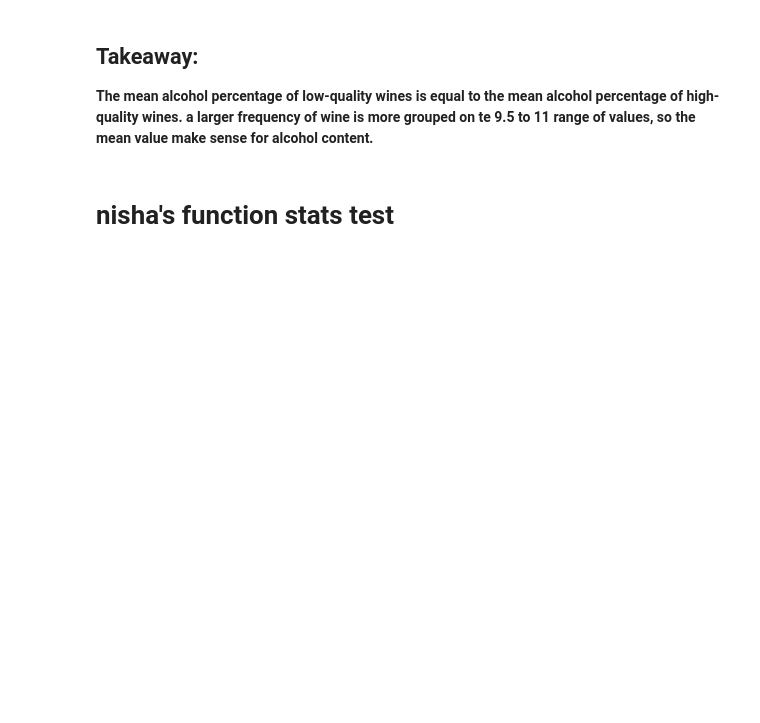
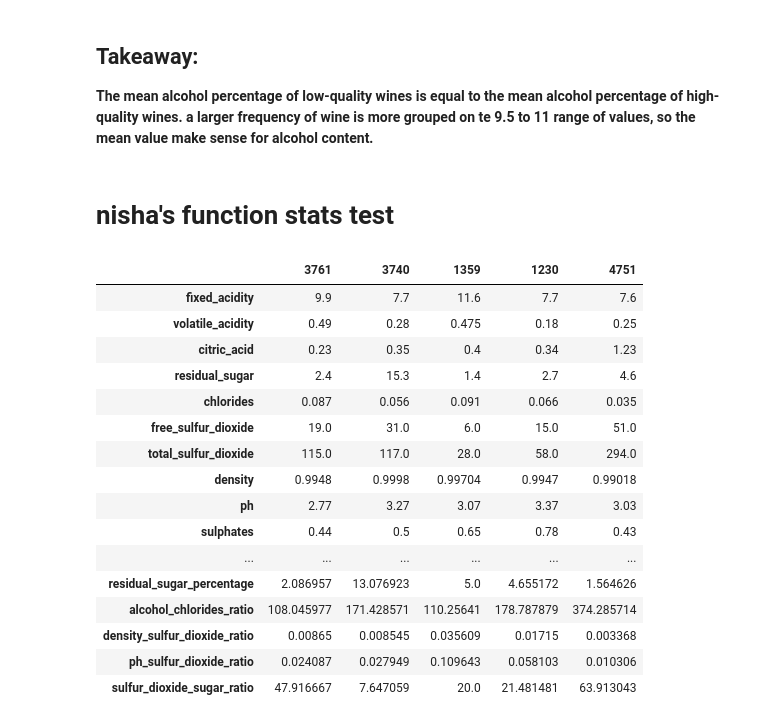
Before and after one commit to Marc-Aradillas/Wine_Project, a Jupyter notebook: explore_marc.ipynb, the cells around one changed output. Cells and saved outputs as stored; diff of their text form; code cells hidden in the pictures; blank space fills up the shorter version.

```diff
--- a/explore_marc.ipynb
+++ b/explore_marc.ipynb
@@ -284,4 +455,22 @@ def analysis_2(df, num_col_name, a=0.05):
 # %%
 train, val, test= w.wrangle_wine()
 # %%
-df.head().T
+train.head().T
+# %% [output]
+|  | 3761 | 3740 | 1359 | 1230 | 4751 |
+| fixed_acidity | 9.9 | 7.7 | 11.6 | 7.7 | 7.6 |
+| volatile_acidity | 0.49 | 0.28 | 0.475 | 0.18 | 0.25 |
+| citric_acid | 0.23 | 0.35 | 0.4 | 0.34 | 1.23 |
+| residual_sugar | 2.4 | 15.3 | 1.4 | 2.7 | 4.6 |
+| chlorides | 0.087 | 0.056 | 0.091 | 0.066 | 0.035 |
+| free_sulfur_dioxide | 19.0 | 31.0 | 6.0 | 15.0 | 51.0 |
+| total_sulfur_dioxide | 115.0 | 117.0 | 28.0 | 58.0 | 294.0 |
+| density | 0.9948 | 0.9998 | 0.99704 | 0.9947 | 0.99018 |
+| ph | 2.77 | 3.27 | 3.07 | 3.37 | 3.03 |
+| sulphates | 0.44 | 0.5 | 0.65 | 0.78 | 0.43 |
+| ... | ... | ... | ... | ... | ... |
+| residual_sugar_percentage | 2.086957 | 13.076923 | 5.0 | 4.655172 | 1.564626 |
+| alcohol_chlorides_ratio | 108.045977 | 171.428571 | 110.25641 | 178.787879 | 374.285714 |
+| density_sulfur_dioxide_ratio | 0.00865 | 0.008545 | 0.035609 | 0.01715 | 0.003368 |
+| ph_sulfur_dioxide_ratio | 0.024087 | 0.027949 | 0.109643 | 0.058103 | 0.010306 |
+| sulfur_dioxide_sugar_ratio | 47.916667 | 7.647059 | 20.0 | 21.481481 | 63.913043 |
```
Also changed, not shown: parts of 17 cells of this notebook, 2 other files.
